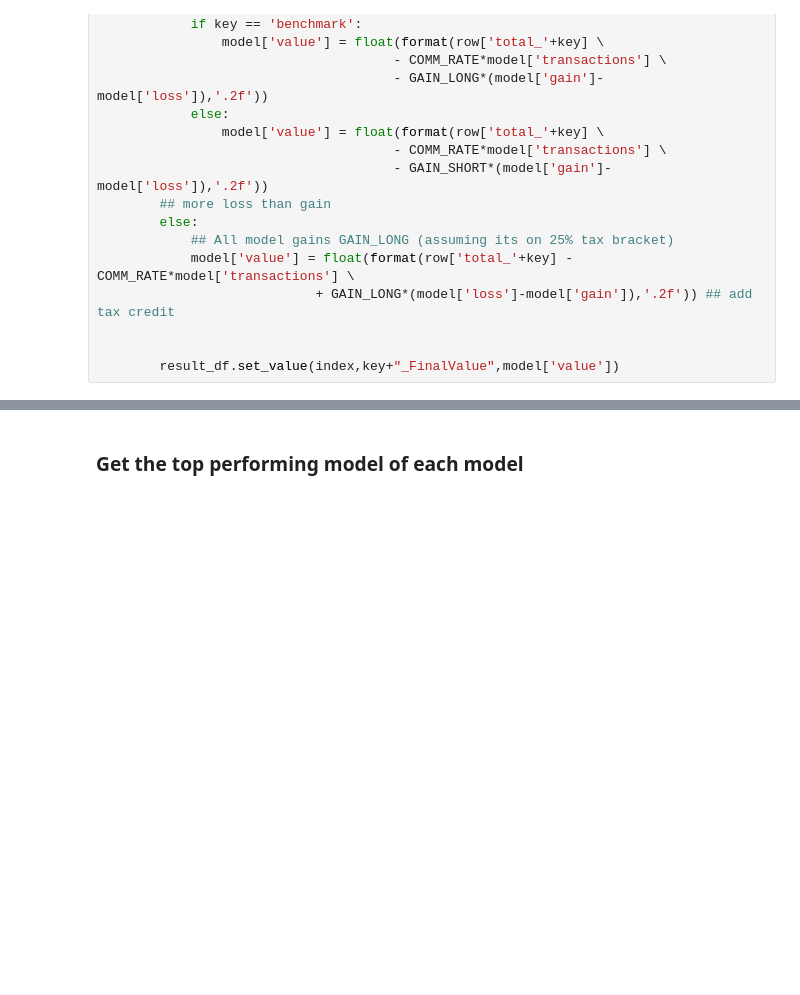
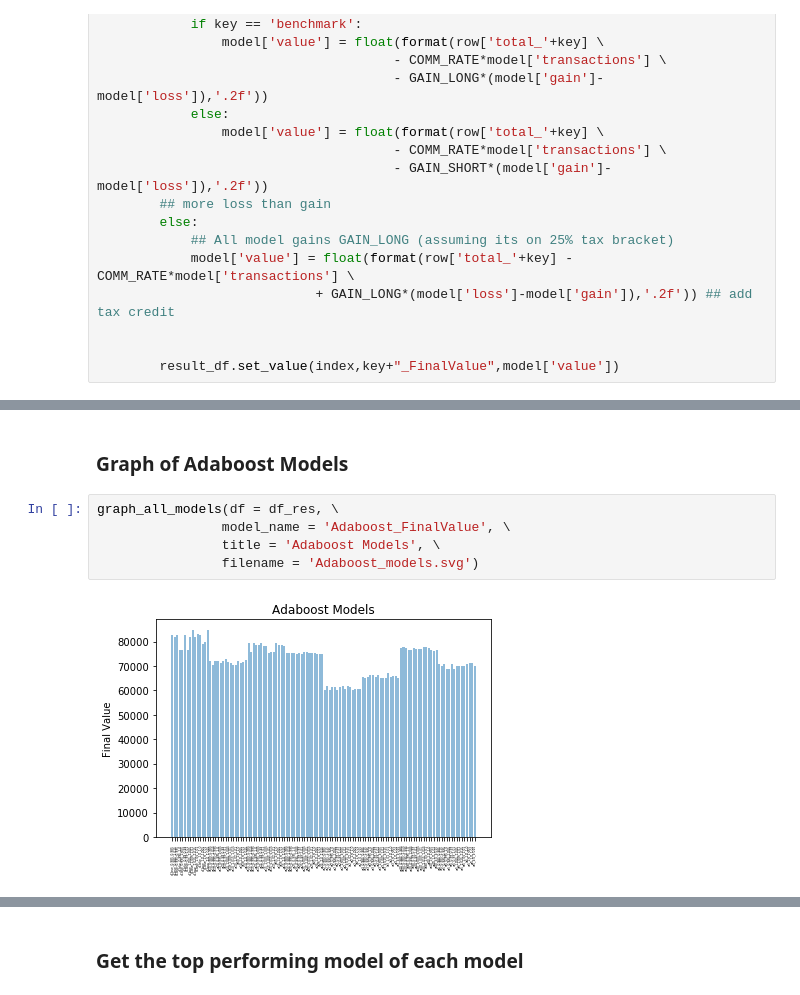
Before and after one commit to En3rG/MLND-Capstone, a Jupyter notebook: portfolio_optimizer.ipynb, the cells around one changed output, grey strips where cells are left out. Cells and saved outputs as stored; diff of their text form; blank space fills up the shorter version.

```diff
--- a/portfolio_optimizer.ipynb
+++ b/portfolio_optimizer.ipynb
@@ -1095,0 +1181,9 @@ result_df.to_csv('Results.csv')  ## can use parameters: mode='a', header=False,
+# %% [markdown]
+### Graph of Adaboost Models
+# %%
+graph_all_models(df = df_res, \
+                model_name = 'Adaboost_FinalValue', \
+                title = 'Adaboost Models', \
+                filename = 'Adaboost_models.svg')
+# %% [output]
+[figure, added]
```
Also changed, not shown: parts of 25 cells of this notebook, 1 other file.
